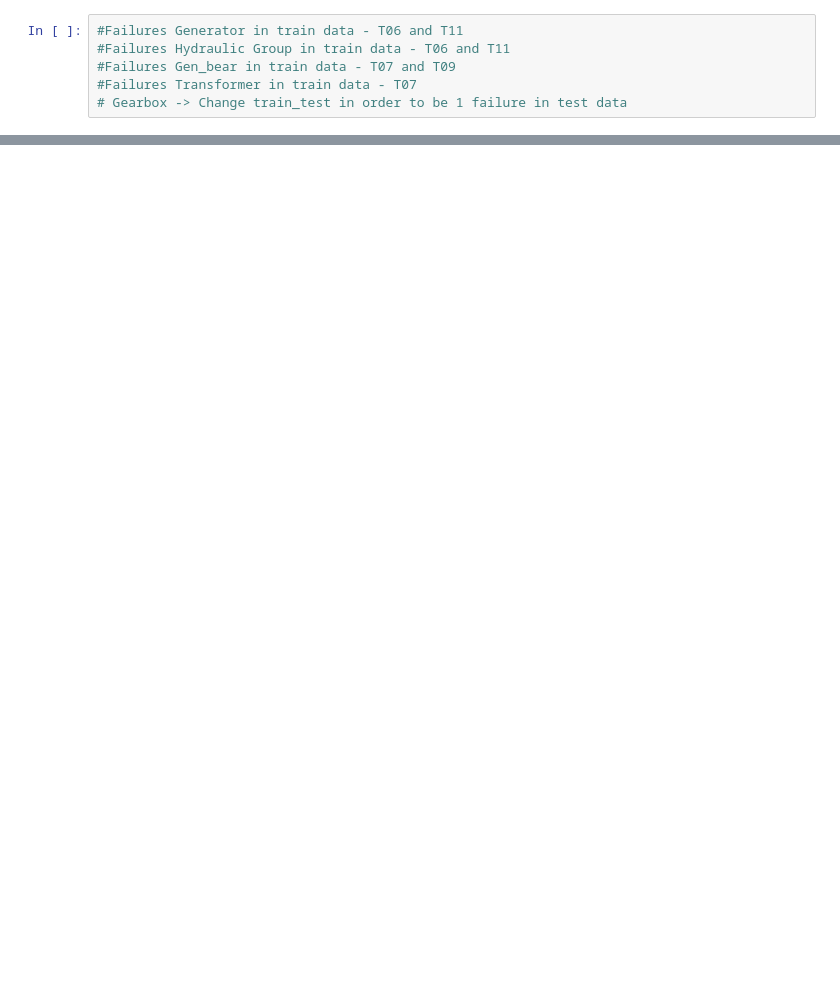
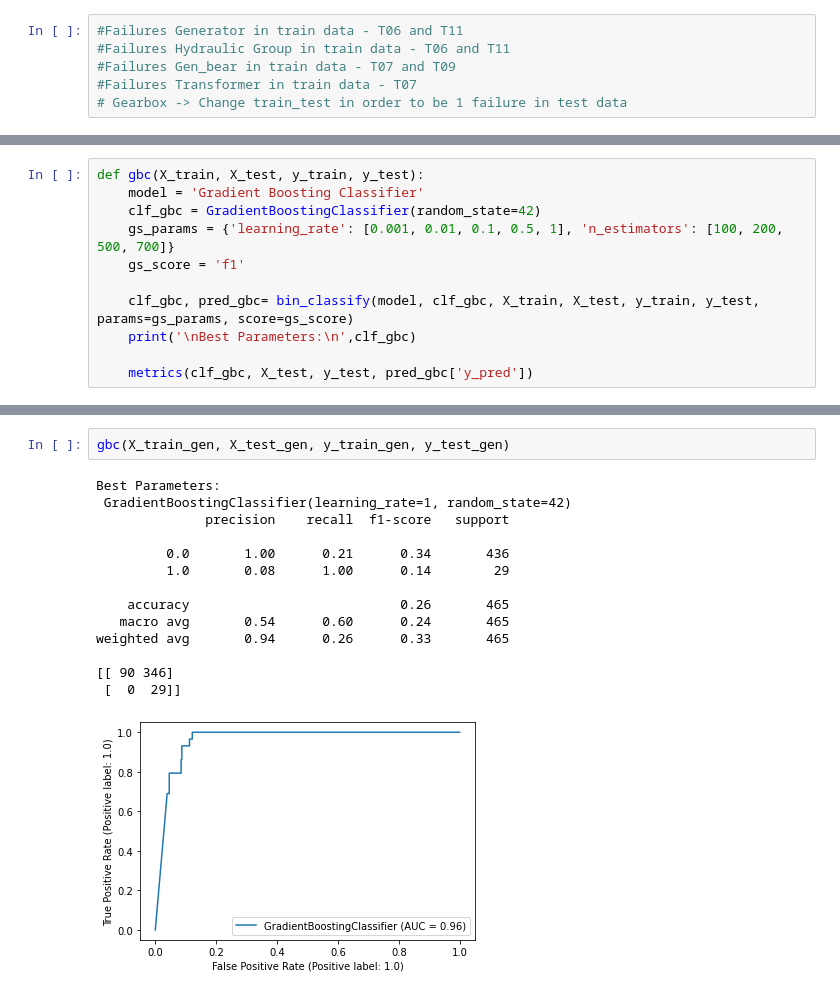
Before and after one commit to RicardoJPedro82/wmillfailprev, a Jupyter notebook: notebooks/modelling.ipynb, the cells around one changed output, grey strips where cells are left out. Saved outputs shown, nothing was run; the diff lists cells and outputs as text; blank space fills up the shorter version.

```diff
--- a/notebooks/modelling.ipynb
+++ b/notebooks/modelling.ipynb
@@ -235,0 +208,11 @@ print('\nBest Parameters:\n',clf_rfc)
+# %%
+def gbc(X_train, X_test, y_train, y_test):
+    model = 'Gradient Boosting Classifier'
+    clf_gbc = GradientBoostingClassifier(random_state=42)
+    gs_params = {'learning_rate': [0.001, 0.01, 0.1, 0.5, 1], 'n_estimators': [100, 200, 500, 700]}
+    gs_score = 'f1'
+
+    clf_gbc, pred_gbc= bin_classify(model, clf_gbc, X_train, X_test, y_train, y_test, params=gs_params, score=gs_score)
+    print('\nBest Parameters:\n',clf_gbc)
+
+    metrics(clf_gbc, X_test, y_test, pred_gbc['y_pred'])
@@ -235,0 +278,17 @@ print('\nBest Parameters:\n',clf_rfc)
+# %%
+gbc(X_train_gen, X_test_gen, y_train_gen, y_test_gen)
+# %% [output]
+Best Parameters:
+ GradientBoostingClassifier(learning_rate=1, random_state=42)
+              precision    recall  f1-score   support
+
+         0.0       1.00      0.21      0.34       436
+         1.0       0.08      1.00      0.14        29
+
+    accuracy                           0.26       465
+   macro avg       0.54      0.60      0.24       465
+weighted avg       0.94      0.26      0.33       465
+
+[[ 90 346]
+ [  0  29]]
+[figure, added]
```
Also changed, not shown: parts of 52 cells of this notebook.
